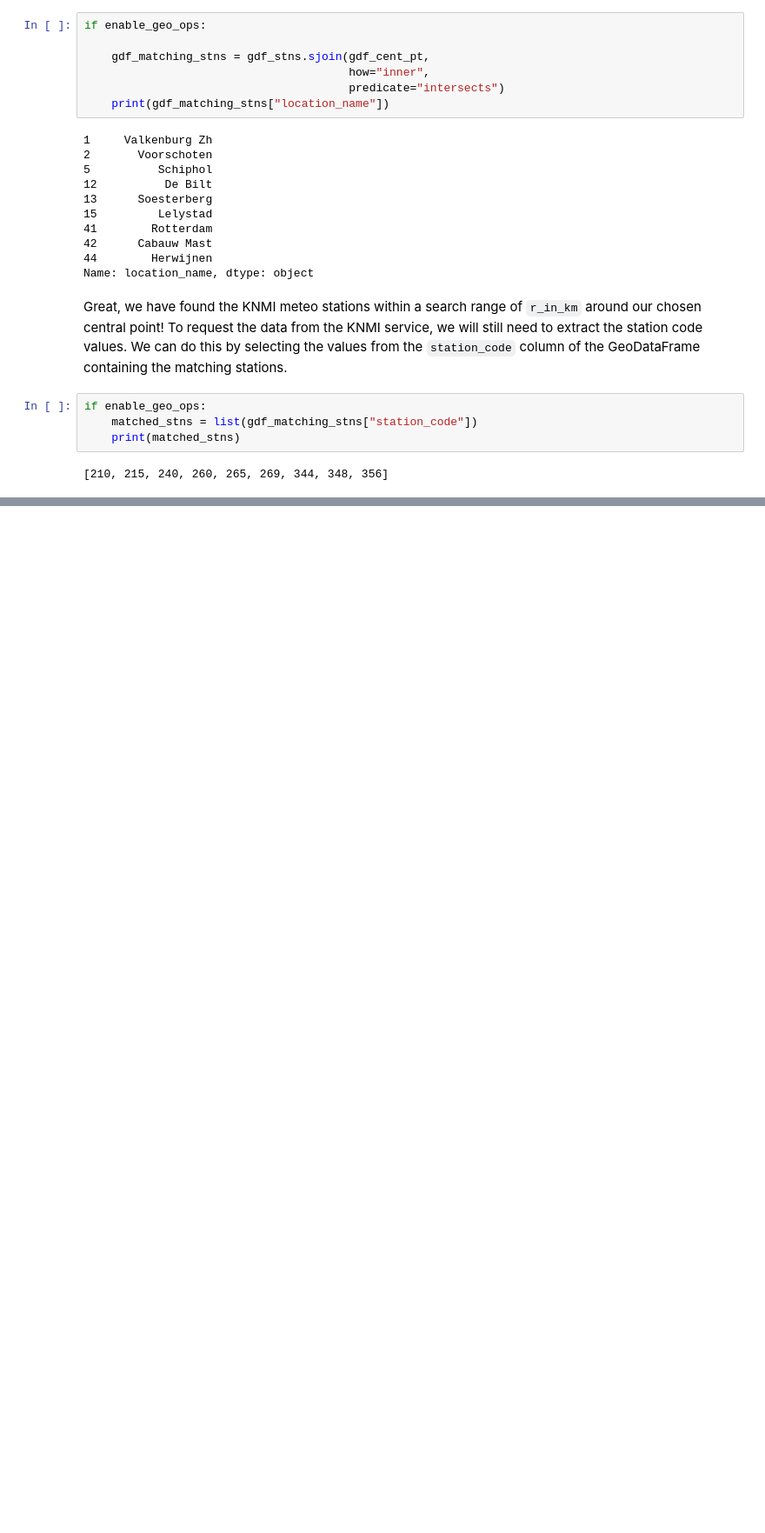
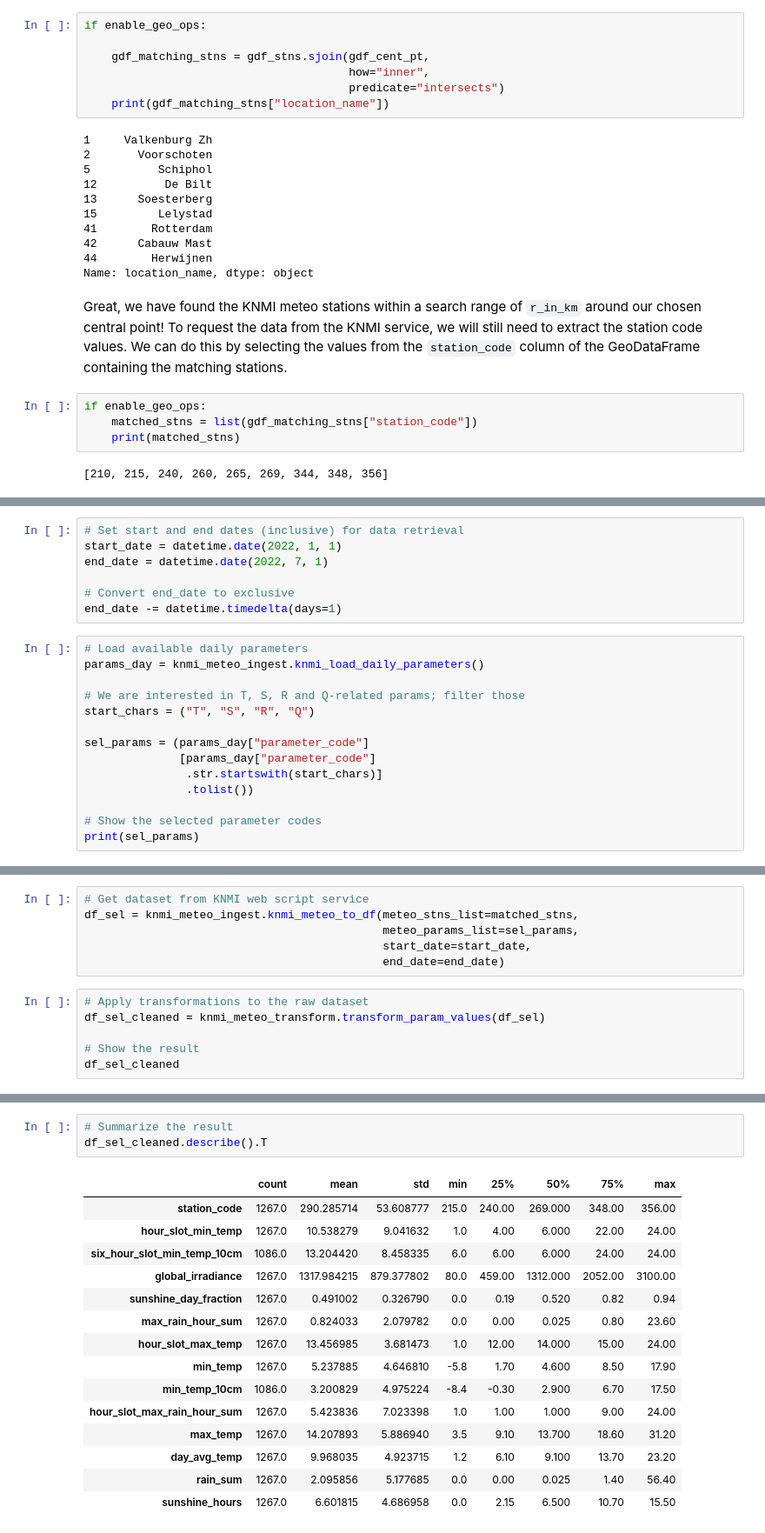
Before and after one commit to tomrooijakkers/data-science-portfolio, a Jupyter notebook: knmi-weather/01-knmi_data_retrieval_examples.ipynb, the cells around one changed output, grey strips where cells are left out. Shown at 87% size. Saved outputs shown, nothing was run; the diff lists cells and outputs as text; blank space fills up the shorter version.

Commit message:
Update data retrieval notebook by finalizing 3rd workflow example

```diff
--- a/knmi-weather/01-get_knmi_data_examples.ipynb
+++ b/knmi-weather/01-knmi_data_retrieval_examples.ipynb
@@ -404,0 +409,21 @@ if not enable_geo_ops:
+# %%
+# Set start and end dates (inclusive) for data retrieval
+start_date = datetime.date(2022, 1, 1)
+end_date = datetime.date(2022, 7, 1)
+
+# Convert end_date to exclusive
+end_date -= datetime.timedelta(days=1)
+# %%
+# Load available daily parameters
+params_day = knmi_meteo_ingest.knmi_load_daily_parameters()
+
+# We are interested in T, S, R and Q-related params; filter those
+start_chars = ("T", "S", "R", "Q")
+
+sel_params = (params_day["parameter_code"]
+              [params_day["parameter_code"]
+               .str.startswith(start_chars)]
+               .tolist())
+
+# Show the selected parameter codes
+print(sel_params)
@@ -404,0 +432,12 @@ if not enable_geo_ops:
+# %%
+# Get dataset from KNMI web script service
+df_sel = knmi_meteo_ingest.knmi_meteo_to_df(meteo_stns_list=matched_stns,
+                                            meteo_params_list=sel_params,
+                                            start_date=start_date,
+                                            end_date=end_date)
+# %%
+# Apply transformations to the raw dataset
+df_sel_cleaned = knmi_meteo_transform.transform_param_values(df_sel)
+
+# Show the result
+df_sel_cleaned
@@ -404,0 +458,19 @@ if not enable_geo_ops:
+# %%
+# Summarize the result
+df_sel_cleaned.describe().T
+# %% [output]
+|  | count | mean | std | min | 25% | 50% | 75% | max |
+| station_code | 1267.0 | 290.285714 | 53.608777 | 215.0 | 240.00 | 269.000 | 348.00 | 356.00 |
+| hour_slot_min_temp | 1267.0 | 10.538279 | 9.041632 | 1.0 | 4.00 | 6.000 | 22.00 | 24.00 |
+| six_hour_slot_min_temp_10cm | 1086.0 | 13.204420 | 8.458335 | 6.0 | 6.00 | 6.000 | 24.00 | 24.00 |
+| global_irradiance | 1267.0 | 1317.984215 | 879.377802 | 80.0 | 459.00 | 1312.000 | 2052.00 | 3100.00 |
+| sunshine_day_fraction | 1267.0 | 0.491002 | 0.326790 | 0.0 | 0.19 | 0.520 | 0.82 | 0.94 |
+| max_rain_hour_sum | 1267.0 | 0.824033 | 2.079782 | 0.0 | 0.00 | 0.025 | 0.80 | 23.60 |
+| hour_slot_max_temp | 1267.0 | 13.456985 | 3.681473 | 1.0 | 12.00 | 14.000 | 15.00 | 24.00 |
+| min_temp | 1267.0 | 5.237885 | 4.646810 | -5.8 | 1.70 | 4.600 | 8.50 | 17.90 |
+| min_temp_10cm | 1086.0 | 3.200829 | 4.975224 | -8.4 | -0.30 | 2.900 | 6.70 | 17.50 |
+| hour_slot_max_rain_hour_sum | 1267.0 | 5.423836 | 7.023398 | 1.0 | 1.00 | 1.000 | 9.00 | 24.00 |
+| max_temp | 1267.0 | 14.207893 | 5.886940 | 3.5 | 9.10 | 13.700 | 18.60 | 31.20 |
+| day_avg_temp | 1267.0 | 9.968035 | 4.923715 | 1.2 | 6.10 | 9.100 | 13.70 | 23.20 |
+| rain_sum | 1267.0 | 2.095856 | 5.177685 | 0.0 | 0.00 | 0.025 | 1.40 | 56.40 |
+| sunshine_hours | 1267.0 | 6.601815 | 4.686958 | 0.0 | 2.15 | 6.500 | 10.70 | 15.50 |
```
Also changed, not shown: parts of 16 cells of this notebook, 1 other file.
